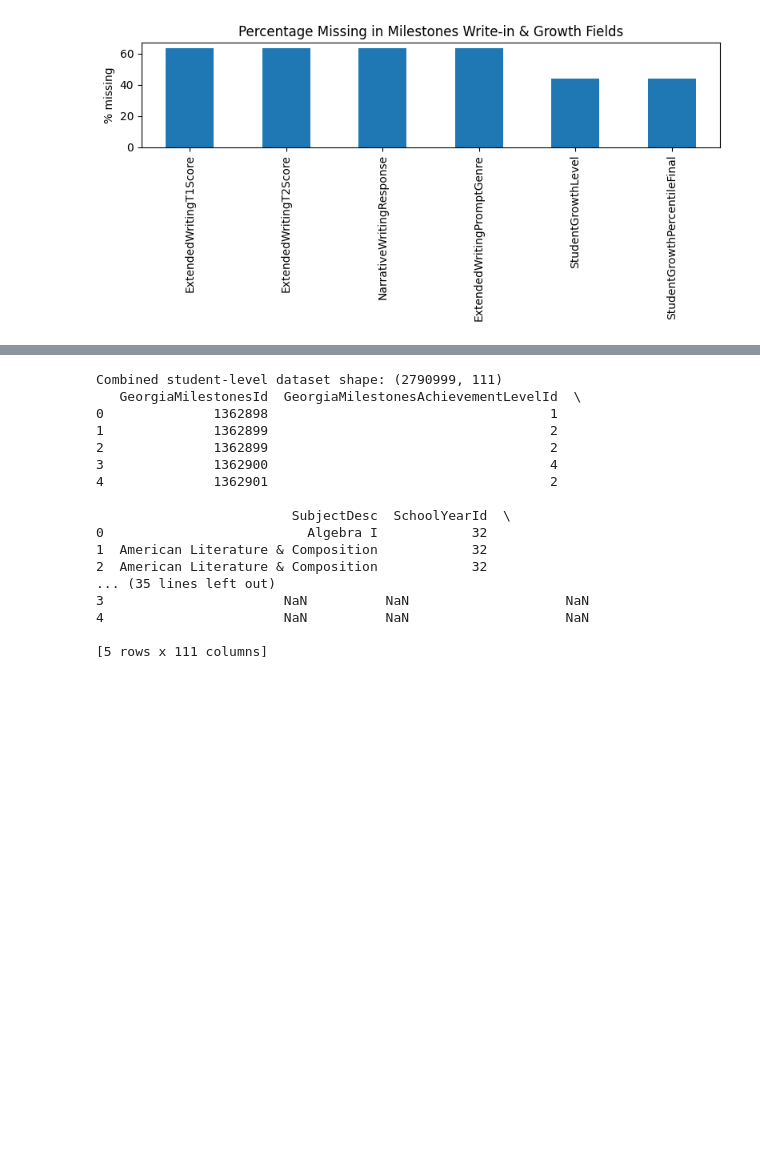
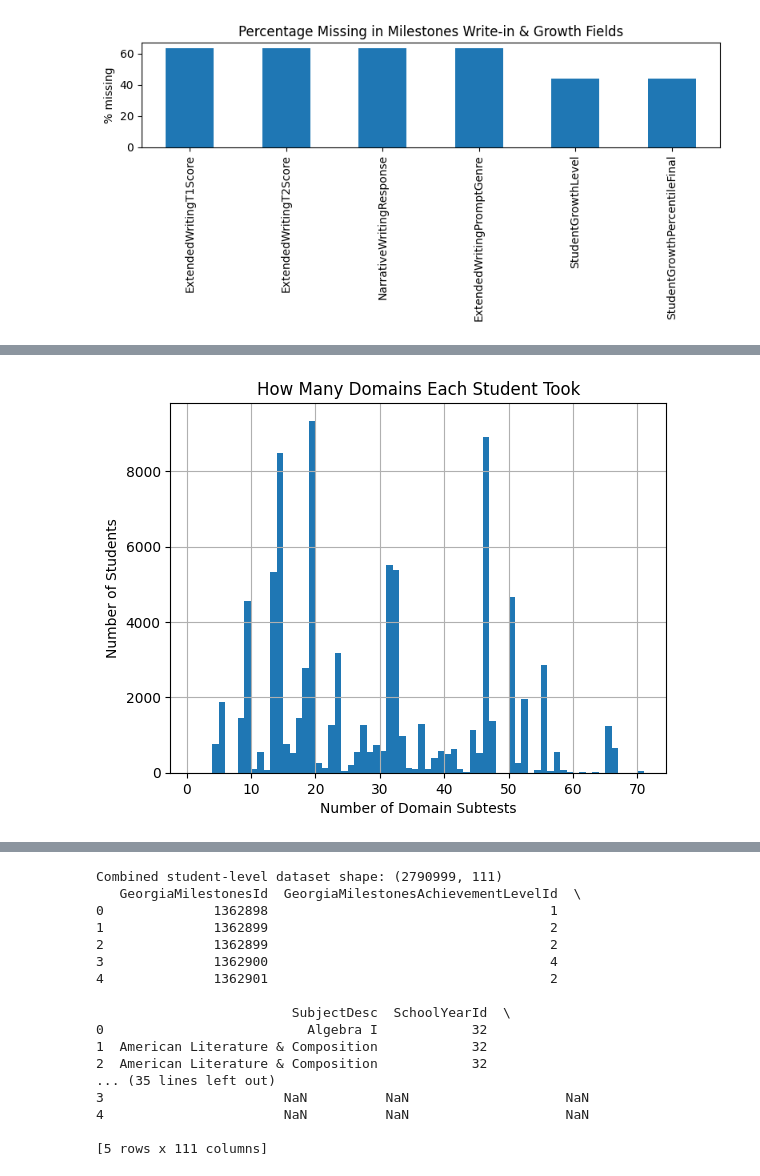
Before and after one commit to bvo0293/PracticumSummer2025, a Jupyter notebook: EDA.ipynb, the cells around one changed output, grey strips where cells are left out. Cells and saved outputs as stored; diff of their text form; code cells hidden in the pictures; blank space fills up the shorter version.

```diff
--- a/EDA.ipynb
+++ b/EDA.ipynb
@@ -130 +144,10 @@ plt.show()
+# %%
+domain_counts = subscores_df.groupby("student_id")["AssessmentId"].nunique()
+domain_counts.hist(bins=range(1, domain_counts.max()+2))
+plt.title("How Many Domains Each Student Took")
+plt.xlabel("Number of Domain Subtests")
+plt.ylabel("Number of Students")
+plt.show()
+# %% [output]
+[figure, added]
 # %%
```
Also changed, not shown: parts of 5 cells of this notebook.
